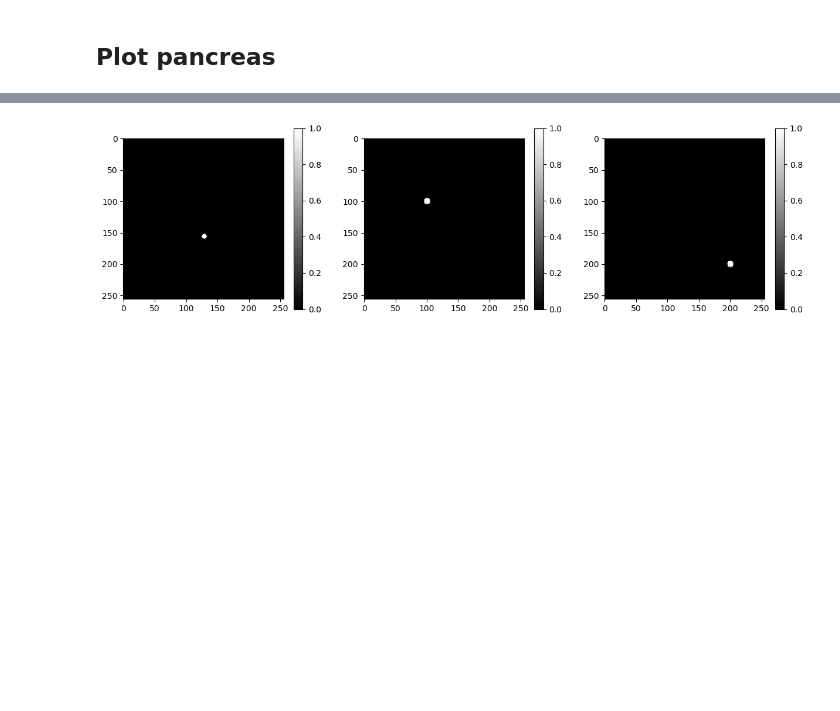
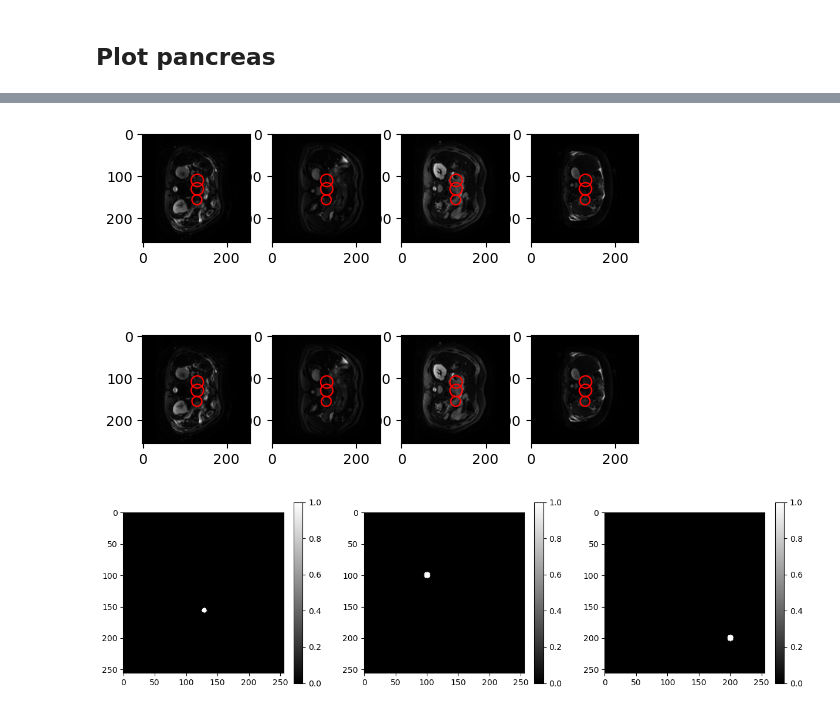
Before and after one commit to young010101/research-TJU-AP-IVIM-SAM, a Jupyter notebook: notebook/return_fig_and_show_in_sub.ipynb, the cells around one changed output, grey strips where cells are left out. Saved outputs shown, nothing was run; the diff lists cells and outputs as text; code cells hidden in the pictures; blank space fills up the shorter version.

```diff
--- a/notebook/return_fig_and_show_in_sub.ipynb
+++ b/notebook/return_fig_and_show_in_sub.ipynb
@@ -57,3 +59,14 @@ for analysis in n_analysis:
+# %%
+import matplotlib.pyplot as plt
+
+fig_t2, axes_t2 = plt.subplots(2, len(n_analysis))
+for i, analysis in enumerate(n_analysis):
+    analysis.plot_pancreas_slice(axes_t2[0, i], plot_roi=True)
+    analysis.plot_pancreas_slice(axes_t2[1, i], plot_roi=True)
+
+plt.savefig('../output/teacher_tmp.png')
+# %% [output]
+[figure, added]
 # %%
 analysis.plot_mask_roi()
 # %% [output]
```
Also changed, not shown: parts of 1 cell of this notebook, 1 other file.
